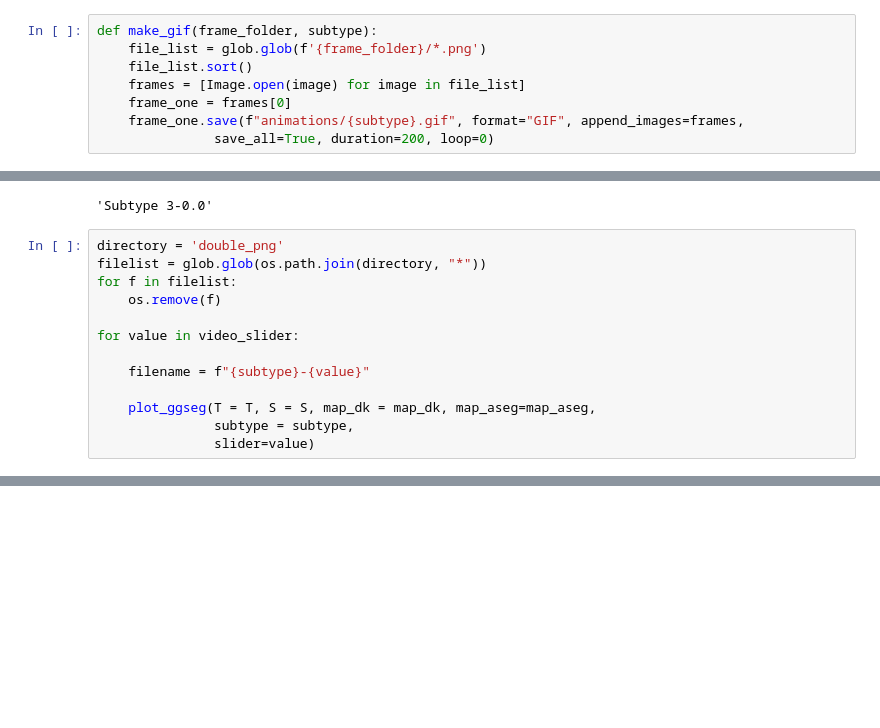
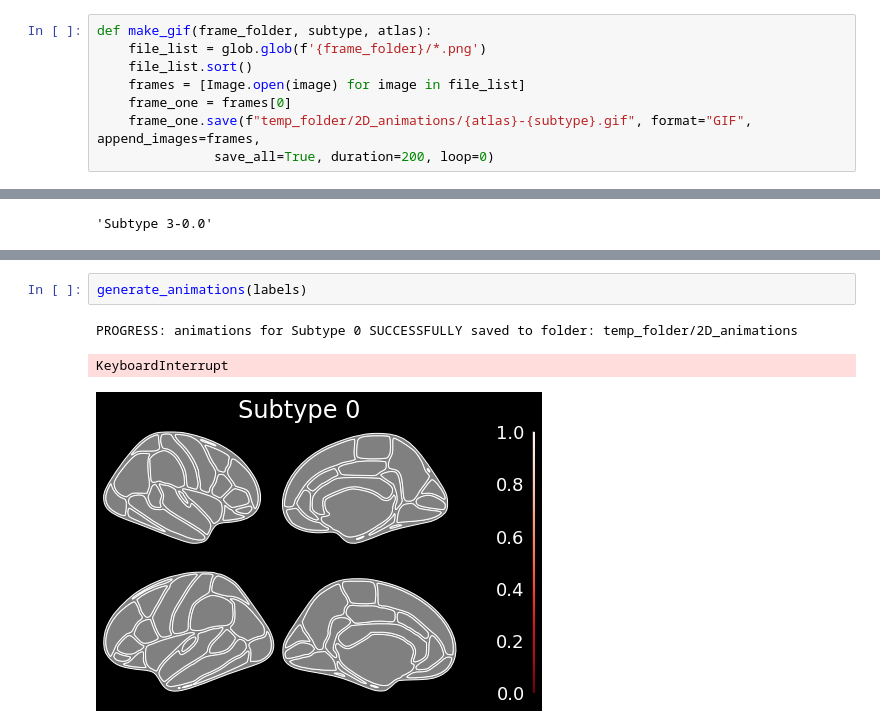
Before and after one commit to rzepkka/Master_Thesis, a Jupyter notebook: notebook_examples/animations.ipynb, the cells around one changed output, grey strips where cells are left out. Cells and saved outputs as stored; diff of their text form; blank space fills up the shorter version.

Commit message:
generate_animations()

```diff
--- a/notebook_examples/animations.ipynb
+++ b/notebook_examples/animations.ipynb
@@ -376,10 +341,10 @@ def plot_ggseg(T,S, map_dk, map_aseg, subtype_labels = None, subtype = None, sli
 # %%
-def make_gif(frame_folder, subtype):
+def make_gif(frame_folder, subtype, atlas):
     file_list = glob.glob(f'{frame_folder}/*.png')
     file_list.sort()
     frames = [Image.open(image) for image in file_list]
     frame_one = frames[0]
-    frame_one.save(f"animations/{subtype}.gif", format="GIF", append_images=frames,
+    frame_one.save(f"temp_folder/2D_animations/{atlas}-{subtype}.gif", format="GIF", append_images=frames,
                save_all=True, duration=200, loop=0)
 # %%
 subtype = 'Subtype 3'
@@ -388,16 +353,3 @@ filename = f'{subtype}-{video_slider[0]}'
 filename
 # %% [output]
 'Subtype 3-0.0'
-# %%
-directory = 'double_png'
-filelist = glob.glob(os.path.join(directory, "*"))
-for f in filelist:
-    os.remove(f)
-
-for value in video_slider:
-
-    filename = f"{subtype}-{value}"
-
-    plot_ggseg(T = T, S = S, map_dk = map_dk, map_aseg=map_aseg,
-               subtype = subtype,
-               slider=value)
@@ -405,0 +400,6 @@ make_gif("double_png", subtype)
+# %%
+generate_animations(labels)
+# %% [output]
+PROGRESS: animations for Subtype 0 SUCCESSFULLY saved to folder: temp_folder/2D_animations
+KeyboardInterrupt
+[figure, added]
```
Also changed, not shown: parts of 13 cells of this notebook.
